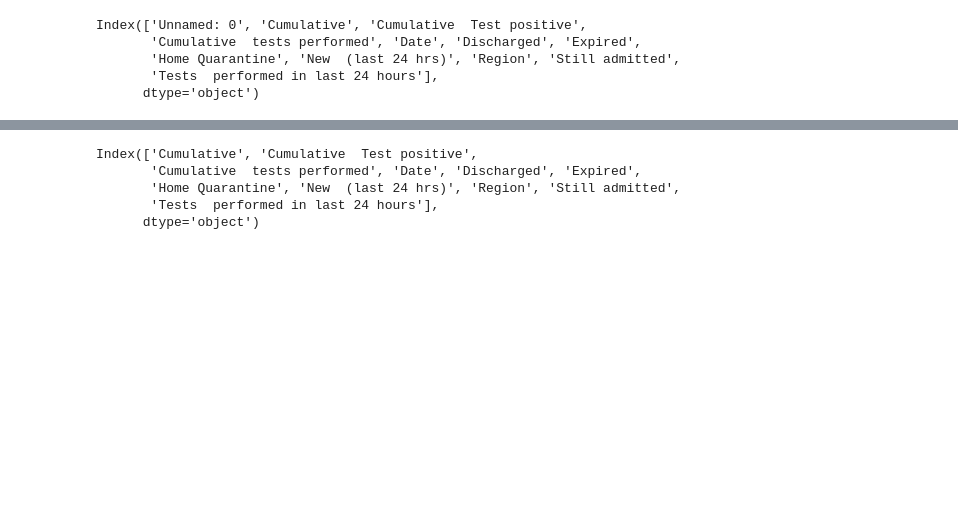
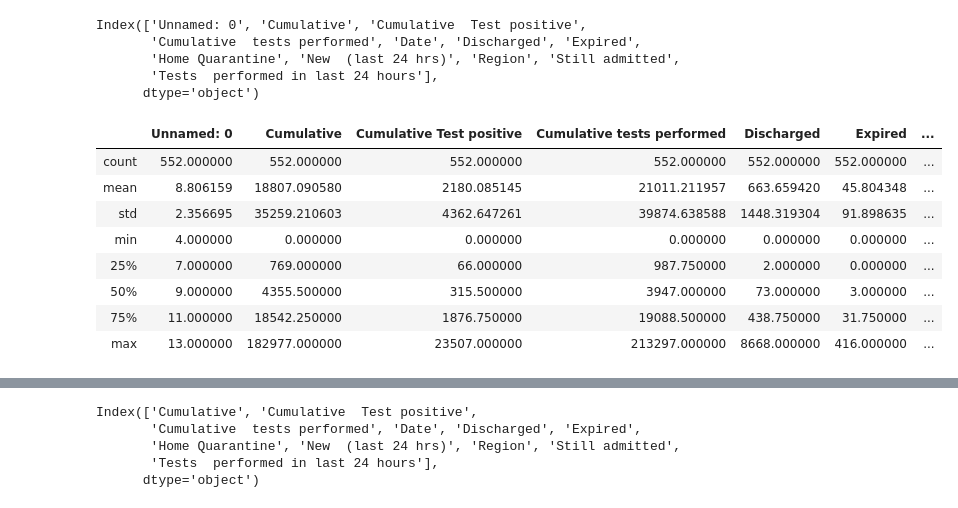
Before and after one commit to Ansa-bajwa/DS, a Jupyter notebook: DS.ipynb, the cells around one changed output, grey strips where cells are left out. Drawn from its saved outputs; the diff is of its cells as text; code cells hidden in the pictures; blank space fills up the shorter version.

```diff
--- a/DS.ipynb
+++ b/DS.ipynb
@@ -27,6 +27,18 @@ Index(['Unnamed: 0', 'Cumulative', 'Cumulative  Test positive',
        'Home Quarantine', 'New  (last 24 hrs)', 'Region', 'Still admitted',
        'Tests  performed in last 24 hours'],
       dtype='object')
+# %%
+covid_data.describe()
+# %% [output]
+|  | Unnamed: 0 | Cumulative | Cumulative Test positive | Cumulative tests performed | Discharged | Expired | ... |
+| count | 552.000000 | 552.000000 | 552.000000 | 552.000000 | 552.000000 | 552.000000 | ... |
+| mean | 8.806159 | 18807.090580 | 2180.085145 | 21011.211957 | 663.659420 | 45.804348 | ... |
+| std | 2.356695 | 35259.210603 | 4362.647261 | 39874.638588 | 1448.319304 | 91.898635 | ... |
+| min | 4.000000 | 0.000000 | 0.000000 | 0.000000 | 0.000000 | 0.000000 | ... |
+| 25% | 7.000000 | 769.000000 | 66.000000 | 987.750000 | 2.000000 | 0.000000 | ... |
+| 50% | 9.000000 | 4355.500000 | 315.500000 | 3947.000000 | 73.000000 | 3.000000 | ... |
+| 75% | 11.000000 | 18542.250000 | 1876.750000 | 19088.500000 | 438.750000 | 31.750000 | ... |
+| max | 13.000000 | 182977.000000 | 23507.000000 | 213297.000000 | 8668.000000 | 416.000000 | ... |
 # %%
 covid_data.drop(["Unnamed: 0"], axis = 1, inplace = True)
 # %%
```
Also changed, not shown: parts of 14 cells of this notebook, 2 other files.
